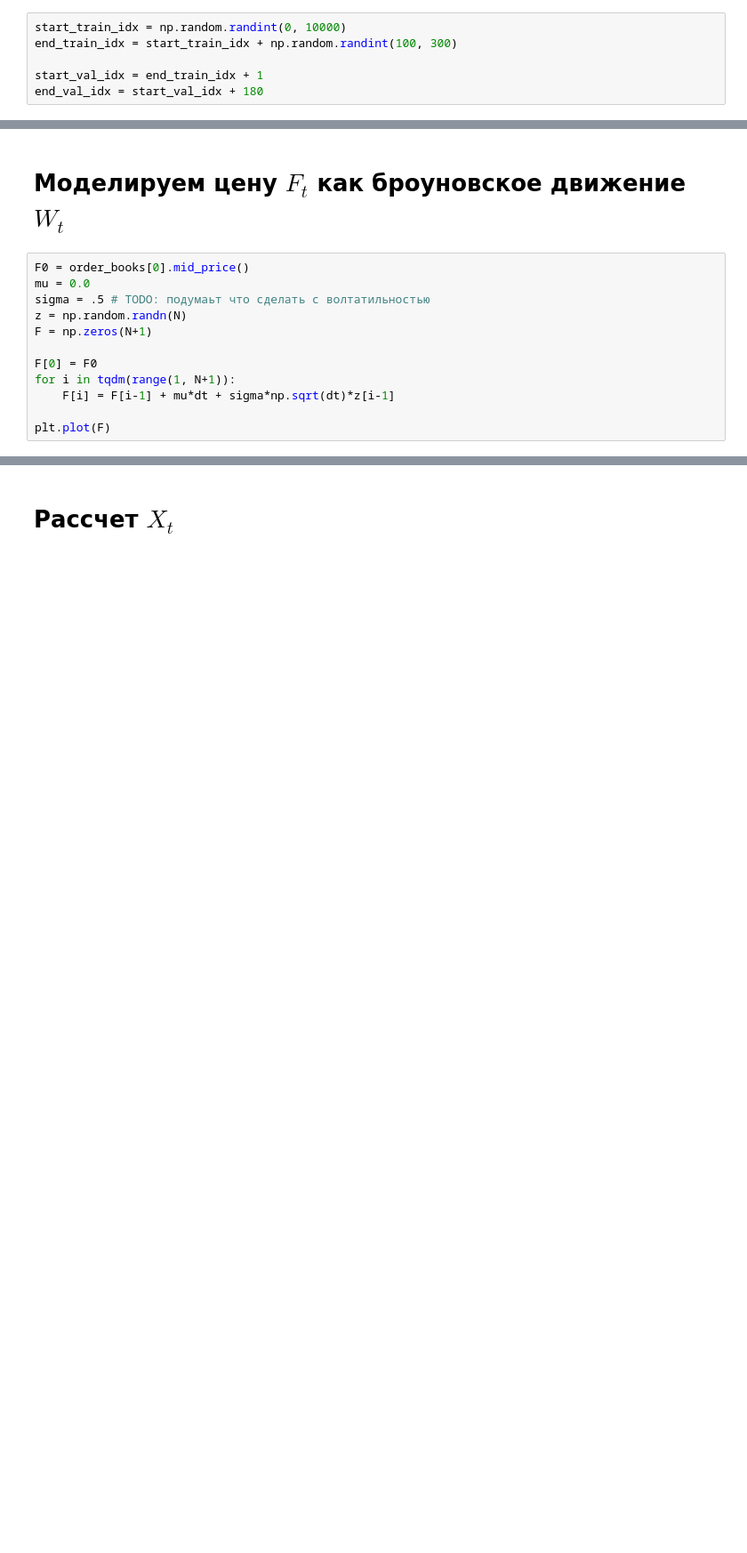
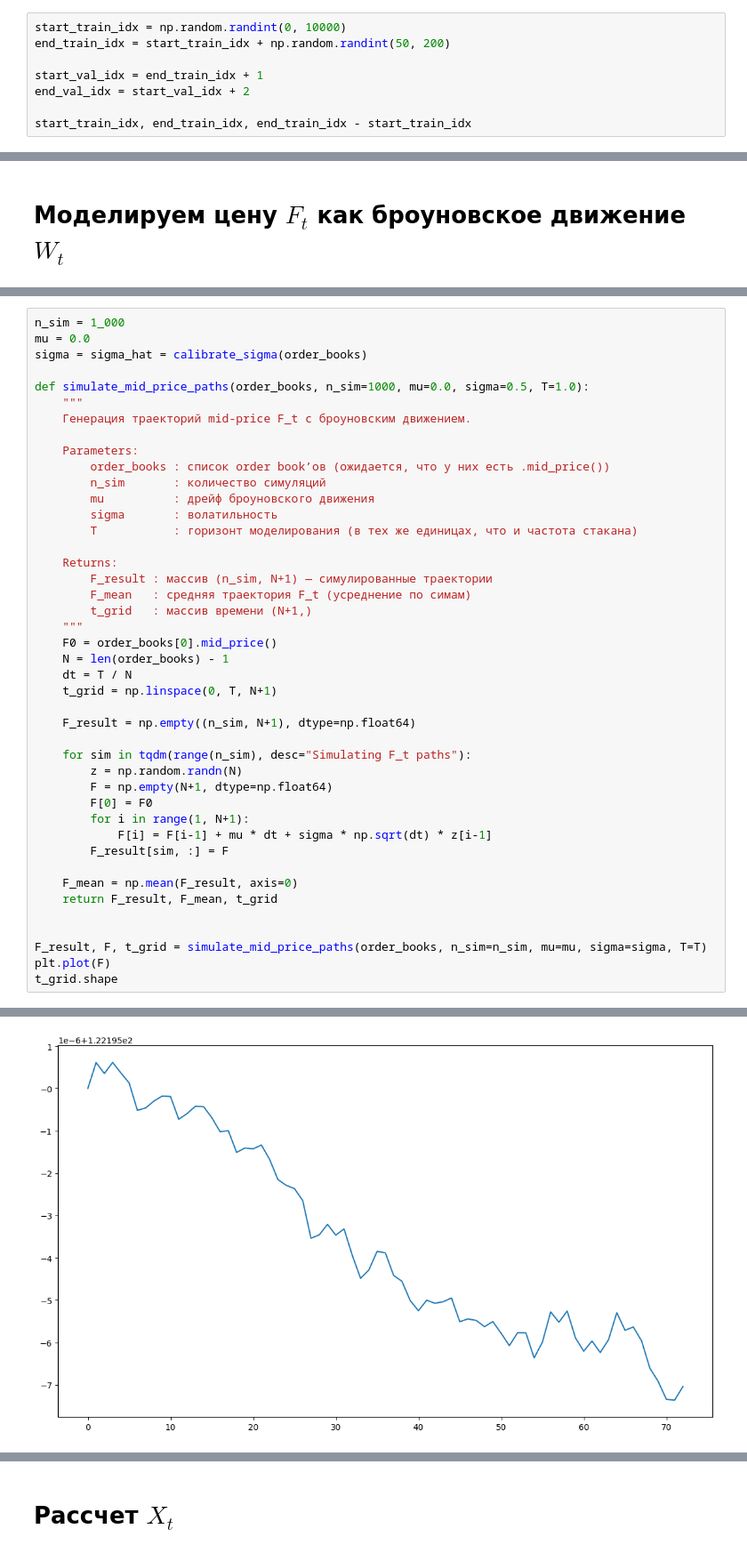
Before and after one commit to DefaultMaxim/orderBook, a Jupyter notebook: example.ipynb, the cells around one changed output, grey strips where cells are left out. Shown at 89% size. Cells and saved outputs as stored; diff of their text form; blank space fills up the shorter version.

```diff
--- a/example.ipynb
+++ b/example.ipynb
@@ -41,7 +62,9 @@ df
 ## $depth = C$, обычно $depth = 10$.
 # %%
 start_train_idx = np.random.randint(0, 10000)
-end_train_idx = start_train_idx + np.random.randint(100, 300)
+end_train_idx = start_train_idx + np.random.randint(50, 200)
 
 start_val_idx = end_train_idx + 1
-end_val_idx = start_val_idx + 180
+end_val_idx = start_val_idx + 2
+
+start_train_idx, end_train_idx, end_train_idx - start_train_idx
@@ -183,14 +410,2 @@ t_grid = np.linspace(0, T, N+1)
 # %% [markdown]
 # Моделируем цену $F_t$ как броуновское движение $W_t$
-# %%
-F0 = order_books[0].mid_price()
-mu = 0.0
-sigma = .5 # TODO: подумаьт что сделать с волтатильностью
-z = np.random.randn(N)
-F = np.zeros(N+1)
-
-F[0] = F0
-for i in tqdm(range(1, N+1)):
-    F[i] = F[i-1] + mu*dt + sigma*np.sqrt(dt)*z[i-1]
-
-plt.plot(F)
@@ -199,0 +458,44 @@ plt.plot(F)
+# %%
+n_sim = 1_000
+mu = 0.0
+sigma = sigma_hat = calibrate_sigma(order_books)
+
+def simulate_mid_price_paths(order_books, n_sim=1000, mu=0.0, sigma=0.5, T=1.0):
+    """
+    Генерация траекторий mid-price F_t с броуновским движением.
+
+    Parameters:
+        order_books : список order book’ов (ожидается, что у них есть .mid_price())
+        n_sim       : количество симуляций
+        mu          : дрейф броуновского движения
+        sigma       : волатильность
+        T           : горизонт моделирования (в тех же единицах, что и частота стакана)
+
+    Returns:
+        F_result : массив (n_sim, N+1) — симулированные траектории
+        F_mean   : средняя траектория F_t (усреднение по симам)
+        t_grid   : массив времени (N+1,)
+    """
+    F0 = order_books[0].mid_price()
+    N = len(order_books) - 1
+    dt = T / N
+    t_grid = np.linspace(0, T, N+1)
+
+    F_result = np.empty((n_sim, N+1), dtype=np.float64)
+
+    for sim in tqdm(range(n_sim), desc="Simulating F_t paths"):
+        z = np.random.randn(N)
+        F = np.empty(N+1, dtype=np.float64)
+        F[0] = F0
+        for i in range(1, N+1):
+            F[i] = F[i-1] + mu * dt + sigma * np.sqrt(dt) * z[i-1]
+        F_result[sim, :] = F
+
+    F_mean = np.mean(F_result, axis=0)
+    return F_result, F_mean, t_grid
+
+
+F_result, F, t_grid = simulate_mid_price_paths(order_books, n_sim=n_sim, mu=mu, sigma=sigma, T=T)
+plt.plot(F)
+t_grid.shape
+# %% [output]
@@ -200 +503,2 @@ plt.plot(F)
+[figure, added]
 # %%
```
Also changed, not shown: parts of 25 cells of this notebook, 6 other files.
